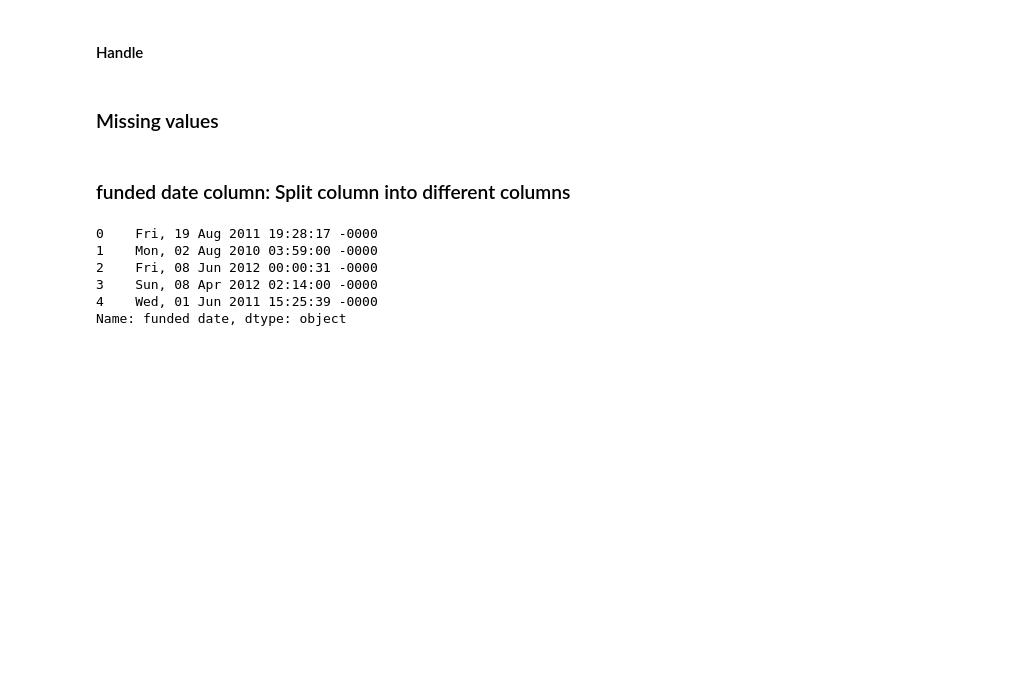
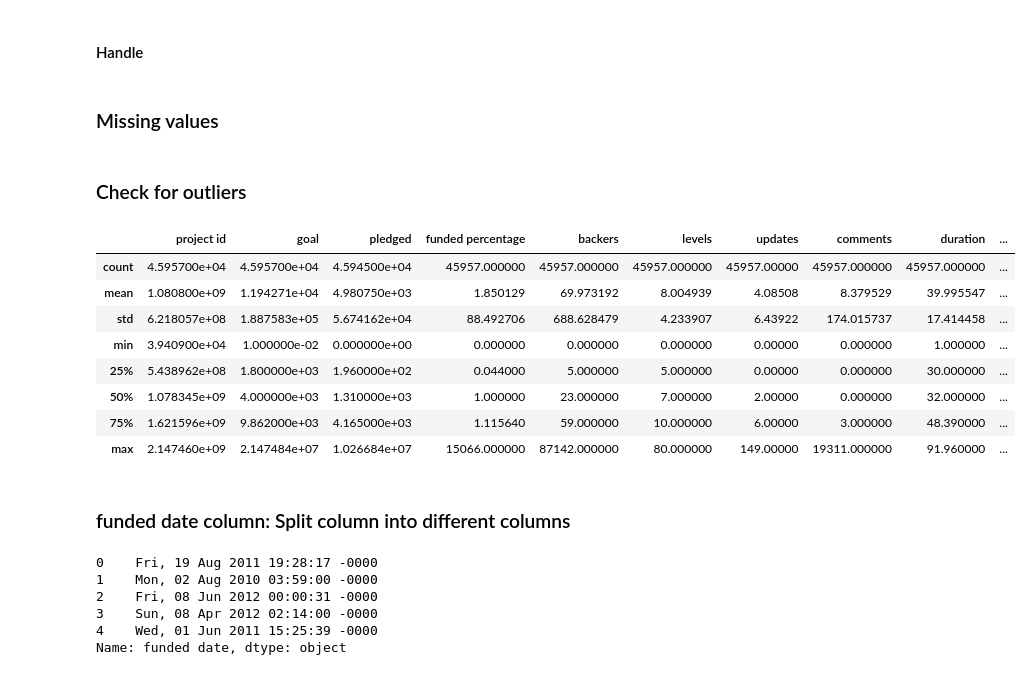
Before and after one commit to yhpf/kickstarter, a Jupyter notebook: kickstarter.ipynb, the cells around one changed output. Saved outputs shown, nothing was run; the diff lists cells and outputs as text; code cells hidden in the pictures; blank space fills up the shorter version.

```diff
--- a/kickstarter.ipynb
+++ b/kickstarter.ipynb
@@ -123,6 +122,20 @@ Look for outliers.<BR/>
 #### Handle
 # %% [markdown]
 ### Missing values
+# %% [markdown]
+### Check for outliers
+# %%
+data.describe()
+# %% [output]
+|  | project id | goal | pledged | funded percentage | backers | levels | updates | comments | duration | ... |
+| count | 4.595700e+04 | 4.595700e+04 | 4.594500e+04 | 45957.000000 | 45957.000000 | 45957.000000 | 45957.00000 | 45957.000000 | 45957.000000 | ... |
+| mean | 1.080800e+09 | 1.194271e+04 | 4.980750e+03 | 1.850129 | 69.973192 | 8.004939 | 4.08508 | 8.379529 | 39.995547 | ... |
+| std | 6.218057e+08 | 1.887583e+05 | 5.674162e+04 | 88.492706 | 688.628479 | 4.233907 | 6.43922 | 174.015737 | 17.414458 | ... |
+| min | 3.940900e+04 | 1.000000e-02 | 0.000000e+00 | 0.000000 | 0.000000 | 0.000000 | 0.00000 | 0.000000 | 1.000000 | ... |
+| 25% | 5.438962e+08 | 1.800000e+03 | 1.960000e+02 | 0.044000 | 5.000000 | 5.000000 | 0.00000 | 0.000000 | 30.000000 | ... |
+| 50% | 1.078345e+09 | 4.000000e+03 | 1.310000e+03 | 1.000000 | 23.000000 | 7.000000 | 2.00000 | 0.000000 | 32.000000 | ... |
+| 75% | 1.621596e+09 | 9.862000e+03 | 4.165000e+03 | 1.115640 | 59.000000 | 10.000000 | 6.00000 | 3.000000 | 48.390000 | ... |
+| max | 2.147460e+09 | 2.147484e+07 | 1.026684e+07 | 15066.000000 | 87142.000000 | 80.000000 | 149.00000 | 19311.000000 | 91.960000 | ... |
 # %% [markdown]
 ### funded date column: Split column into different columns
 # %%
```
Also changed, not shown: parts of 15 cells of this notebook.
